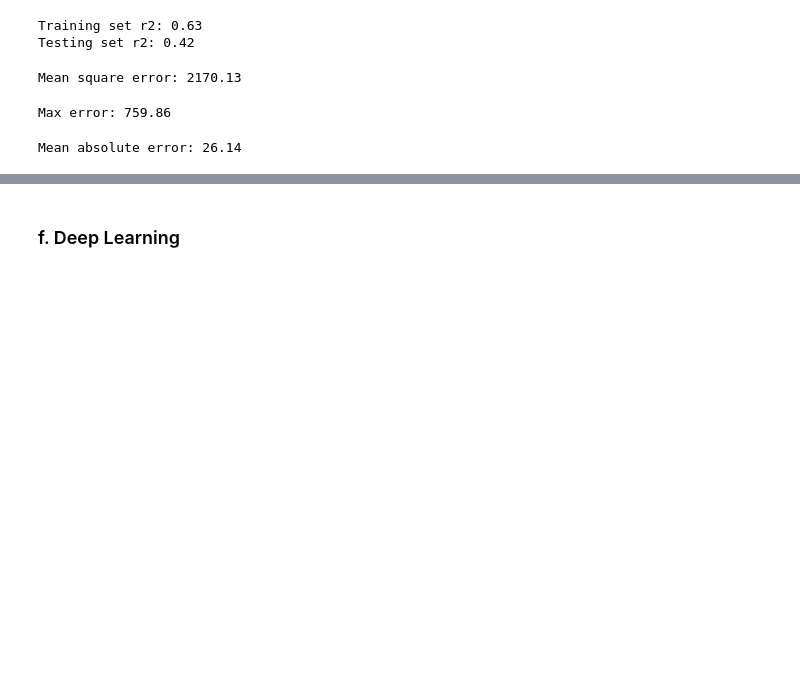
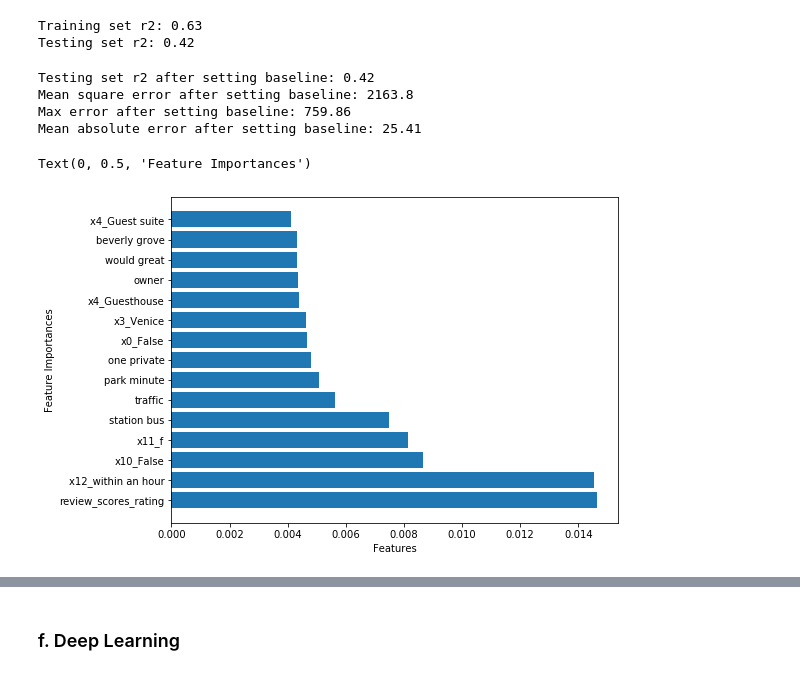
Before and after one commit to activerabbit/Springboard, a Jupyter notebook: Project 2/Notebooks/Machine Learning.ipynb, the cells around one changed output, grey strips where cells are left out. Cells and saved outputs as stored; diff of their text form; code cells hidden in the pictures; blank space fills up the shorter version.

```diff
--- a/Project 2/Notebooks/Machine Learning.ipynb
+++ b/Project 2/Notebooks/Machine Learning.ipynb
@@ -557,20 +668,44 @@ print("Testing set r2:", test_r2)
 # %% [output]
 Training set r2: 0.63
 Testing set r2: 0.42
-# %%
-mse = round(mean_squared_error(y_test, y_pred), 2)
-print('Mean square error:', mse)
-# %% [output]
-Mean square error: 2170.13
-# %%
-me = round(max_error(y_test, y_pred), 2)
-
-print('Max error:', me)
-# %% [output]
-Max error: 759.86
-# %%
-mae = round(mean_absolute_error(y_test, y_pred), 2)
-
-print('Mean absolute error:', mae)
-# %% [output]
-Mean absolute error: 26.14
+# %%
+y_pred = zero_baseline(y_pred)
+
+test_r2 = round(r2_score(y_test, y_pred), 2)
+print("Testing set r2 after setting baseline:", test_r2)
+
+mse = round(mean_squared_error(y_test, y_pred), 2)
+print('Mean square error after setting baseline:', mse)
+
+me = round(max_error(y_test, y_pred), 2)
+print('Max error after setting baseline:', me)
+
+mae = round(mean_absolute_error(y_test, y_pred), 2)
+print('Mean absolute error after setting baseline:', mae)
+# %% [output]
+Testing set r2 after setting baseline: 0.42
+Mean square error after setting baseline: 2163.8
+Max error after setting baseline: 759.86
+Mean absolute error after setting baseline: 25.41
+# %%
+xgImportance = clf4.best_estimator_['regressor'].feature_importances_
+
+
+#sort the labels by importance
+sorted_xgImportance = sorted(list(zip(labels, xgImportance)), key = lambda x: x[1], reverse = True)
+
+#get the sorted labels and feature importance
+sort_xglabel = []
+sort_xgimportance = []
+for label, value in sorted_xgImportance:
+    sort_xglabel.append(label)
+    sort_xgimportance.append(value)
+
+
+plt.figure(figsize = (8,6))
+plt.barh(sort_xglabel[:15], sort_xgimportance[:15])
+plt.xlabel('Features')
+plt.ylabel('Feature Importances')
+# %% [output]
+Text(0, 0.5, 'Feature Importances')
+[figure, added]
```
Also changed, not shown: parts of 48 cells of this notebook, 1 other file.
